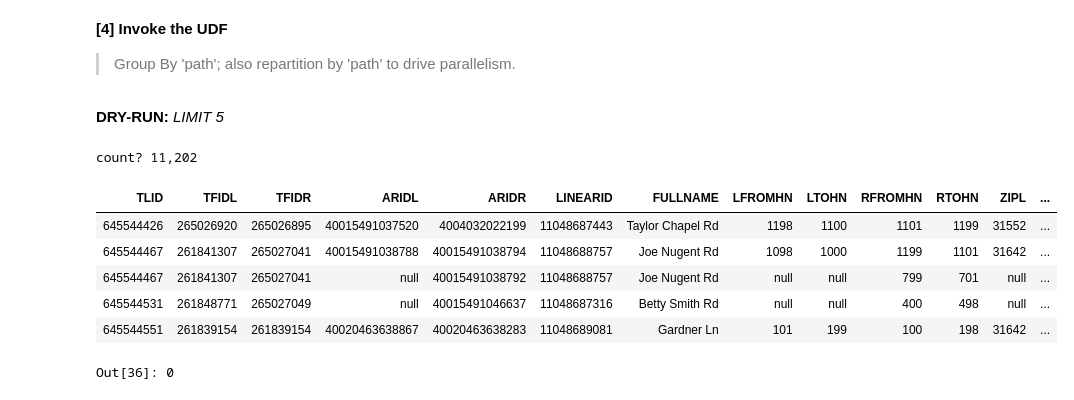
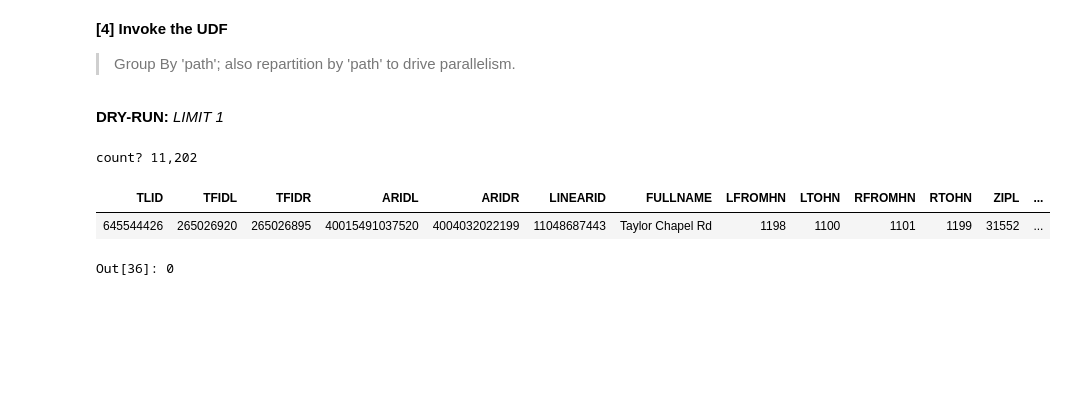
Before and after one commit to databrickslabs/mosaic, a Jupyter notebook: notebooks/examples/python/Shapefiles/GeoPandasUDF/shapefiles_geopandas_udf.ipynb, the cells around one changed output. Drawn from its saved outputs; the diff is of its cells as text; code cells hidden in the pictures; blank space fills up the shorter version.

Commit message:
Add files via upload
tweaked some output for ipynb rendering

```diff
--- a/notebooks/examples/python/Shapefiles/GeoPandasUDF/shapefiles_geopandas_udf.ipynb
+++ b/notebooks/examples/python/Shapefiles/GeoPandasUDF/shapefiles_geopandas_udf.ipynb
@@ -393,33 +393,29 @@ __[4] Invoke the UDF__
 
 > Group By 'path'; also repartition by 'path' to drive parallelism.
 # %% [markdown]
-__DRY-RUN:__ _LIMIT 5_
+__DRY-RUN:__ _LIMIT 1_
 # %%
 spark.catalog.clearCache()          # <- cache for dev, help avoid recomputes
 
-DRY_LIMIT = 5
+DRY_LIMIT = 1
 
 out_df = (
   df_path
     .limit(DRY_LIMIT)               # <- NOTE: DRY-RUN
     .repartition(DRY_LIMIT, "path") # <-repartition
     .groupBy("path")                # <- groupby `path`
     .applyInPandas(
       geopandas_read, schema=layer_schema
     )
     .cache()
 )
 
 print(f"count? {out_df.count():,}")
-out_df.limit(5).display() # <- limiting for ipynb only
+out_df.limit(1).display() # <- limiting for ipynb only
 # %% [output]
 count? 11,202
 | TLID | TFIDL | TFIDR | ARIDL | ARIDR | LINEARID | FULLNAME | LFROMHN | LTOHN | RFROMHN | RTOHN | ZIPL | ... |
 | 645544426 | 265026920 | 265026895 | 40015491037520 | 4004032022199 | 11048687443 | Taylor Chapel Rd | 1198 | 1100 | 1101 | 1199 | 31552 | ... |
-| 645544467 | 261841307 | 265027041 | 40015491038788 | 40015491038794 | 11048688757 | Joe Nugent Rd | 1098 | 1000 | 1199 | 1101 | 31642 | ... |
-| 645544467 | 261841307 | 265027041 | null | 40015491038792 | 11048688757 | Joe Nugent Rd | null | null | 799 | 701 | null | ... |
-| 645544531 | 261848771 | 265027049 | null | 40015491046637 | 11048687316 | Betty Smith Rd | null | null | 400 | 498 | null | ... |
-| 645544551 | 261839154 | 261839154 | 40020463638867 | 40020463638283 | 11048689081 | Gardner Ln | 101 | 199 | 100 | 198 | 31642 | ... |
 # %%
 out_df.filter(col("plus4l").isNotNull()).count()
 # %% [output]
```
Also changed, not shown: parts of 1 cell of this notebook.
